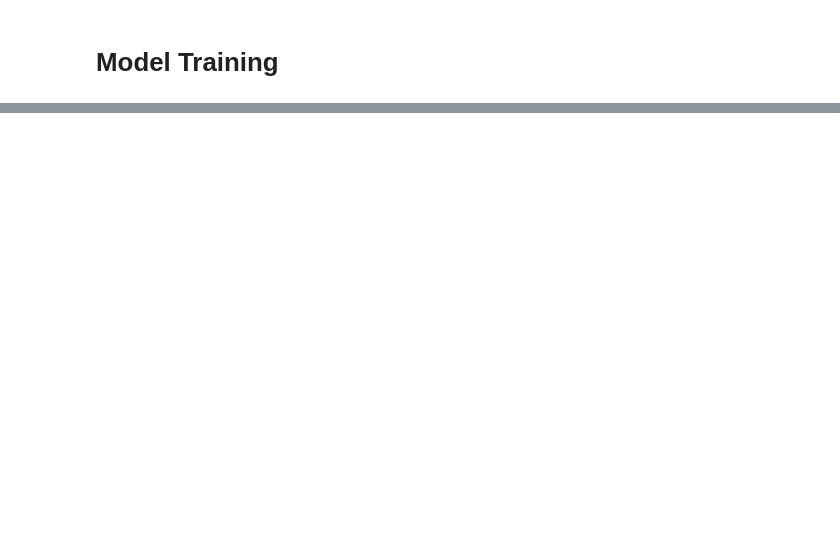
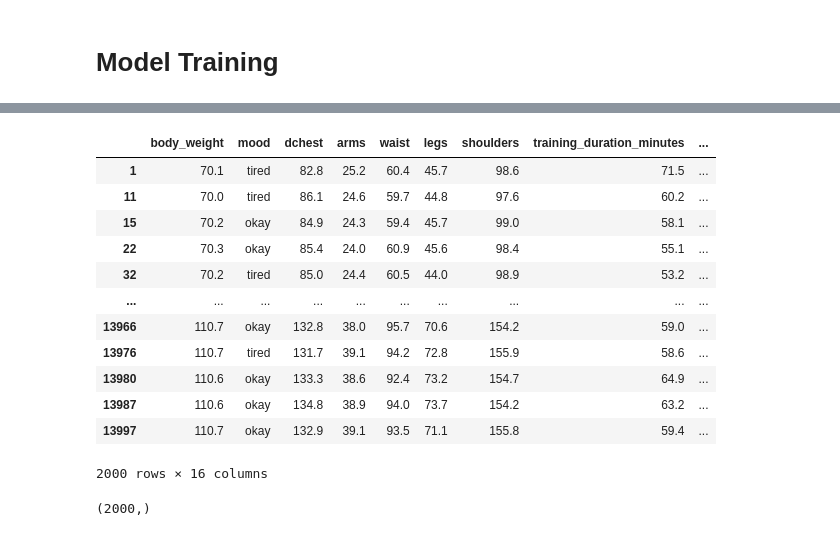
Before and after one commit to viderson/gym_pipeline, a Jupyter notebook: analysis/model_training.ipynb, the cells around one changed output, grey strips where cells are left out. Drawn from its saved outputs; the diff is of its cells as text; code cells hidden in the pictures; blank space fills up the shorter version.

```diff
--- a/analysis/model_training.ipynb
+++ b/analysis/model_training.ipynb
@@ -25,0 +51,24 @@ Error:
+# %%
+chest_df = chest_df.drop(columns =['session_id', 'date', 'training_day','weight', 'reps'], axis = 1)
+# %%
+chest_df
+# %% [output]
+|  | body_weight | mood | dchest | arms | waist | legs | shoulders | training_duration_minutes | ... |
+| 1 | 70.1 | tired | 82.8 | 25.2 | 60.4 | 45.7 | 98.6 | 71.5 | ... |
+| 11 | 70.0 | tired | 86.1 | 24.6 | 59.7 | 44.8 | 97.6 | 60.2 | ... |
+| 15 | 70.2 | okay | 84.9 | 24.3 | 59.4 | 45.7 | 99.0 | 58.1 | ... |
+| 22 | 70.3 | okay | 85.4 | 24.0 | 60.9 | 45.6 | 98.4 | 55.1 | ... |
+| 32 | 70.2 | tired | 85.0 | 24.4 | 60.5 | 44.0 | 98.9 | 53.2 | ... |
+| ... | ... | ... | ... | ... | ... | ... | ... | ... | ... |
+| 13966 | 110.7 | okay | 132.8 | 38.0 | 95.7 | 70.6 | 154.2 | 59.0 | ... |
+| 13976 | 110.7 | tired | 131.7 | 39.1 | 94.2 | 72.8 | 155.9 | 58.6 | ... |
+| 13980 | 110.6 | okay | 133.3 | 38.6 | 92.4 | 73.2 | 154.7 | 64.9 | ... |
+| 13987 | 110.6 | okay | 134.8 | 38.9 | 94.0 | 73.7 | 154.2 | 63.2 | ... |
+| 13997 | 110.7 | okay | 132.9 | 39.1 | 93.5 | 71.1 | 155.8 | 59.4 | ... |
+2000 rows × 16 columns
+# %%
+# X_train = chest_df[]
+y_train = chest_df['volume']
+y_train.shape
+# %% [output]
+(2000,)
```
Also changed, not shown: parts of 4 cells of this notebook, 9 other files.
